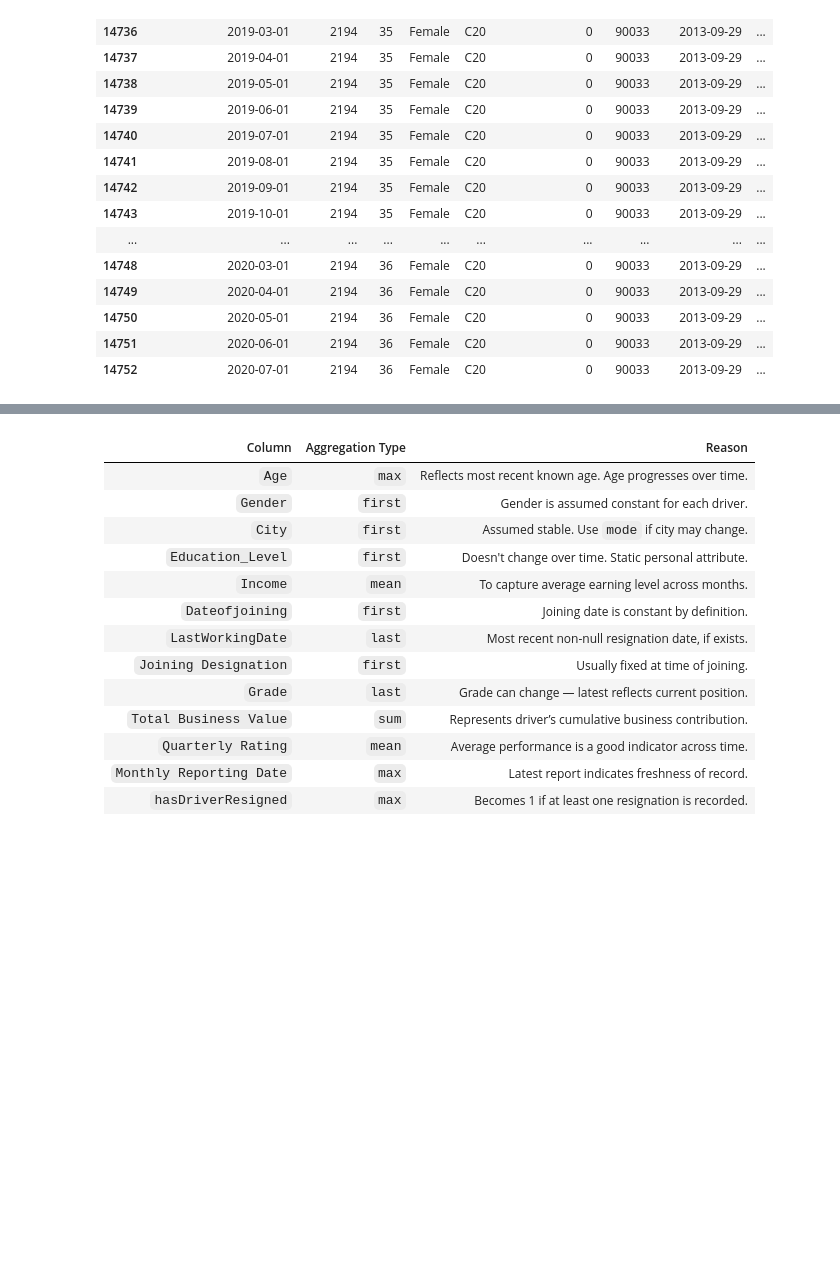
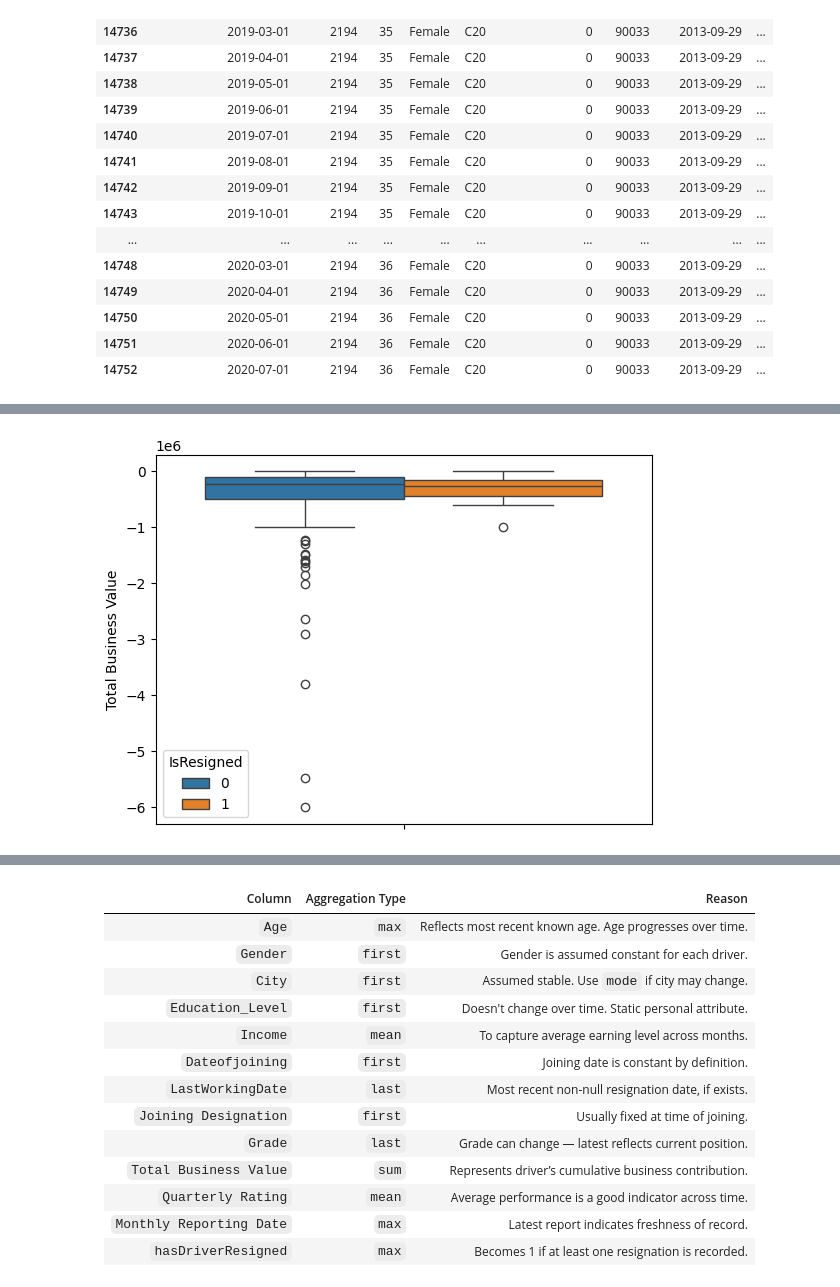
Before and after one commit to akshaykumar2972/POC2025, a Jupyter notebook: POC_Ola.ipynb, the cells around one changed output, grey strips where cells are left out. Drawn from its saved outputs; the diff is of its cells as text; code cells hidden in the pictures; blank space fills up the shorter version.

```diff
--- a/POC_Ola.ipynb
+++ b/POC_Ola.ipynb
@@ -247,0 +310,4 @@ df_original.loc[df_original['Driver_ID'] == 2194]
+# %%
+df_business_value = df_original.loc[df_original['Total Business Value'] < 0][['Driver_ID','LastWorkingDate','Total Business Value']]
+df_business_value['IsResigned'] = (~df_business_value['LastWorkingDate'].isna()).astype(int)
+df_business_value
@@ -247,0 +345,5 @@ df_original.loc[df_original['Driver_ID'] == 2194]
+# %%
+sns.boxplot(y=df_business_value['Total Business Value'], hue=df_business_value['IsResigned'])
+plt.show()
+# %% [output]
+[figure, added]
```
Also changed, not shown: parts of 18 cells of this notebook.
